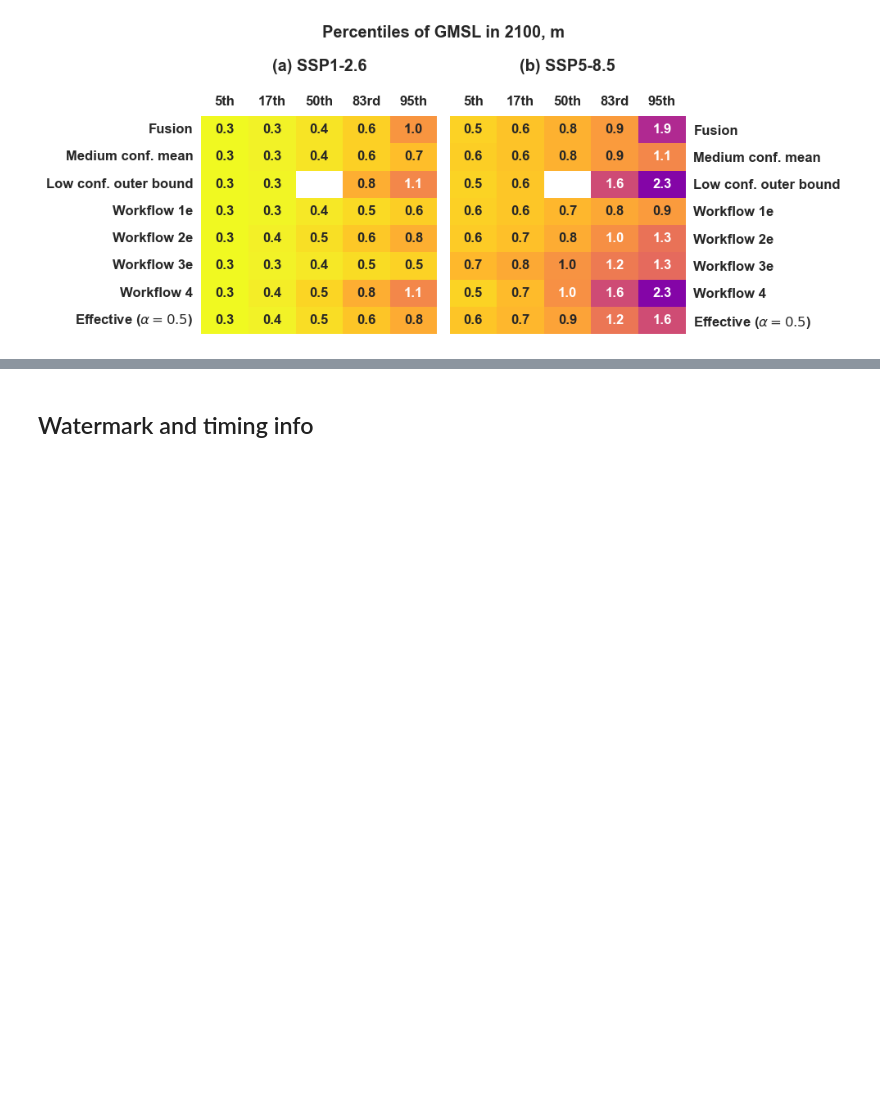
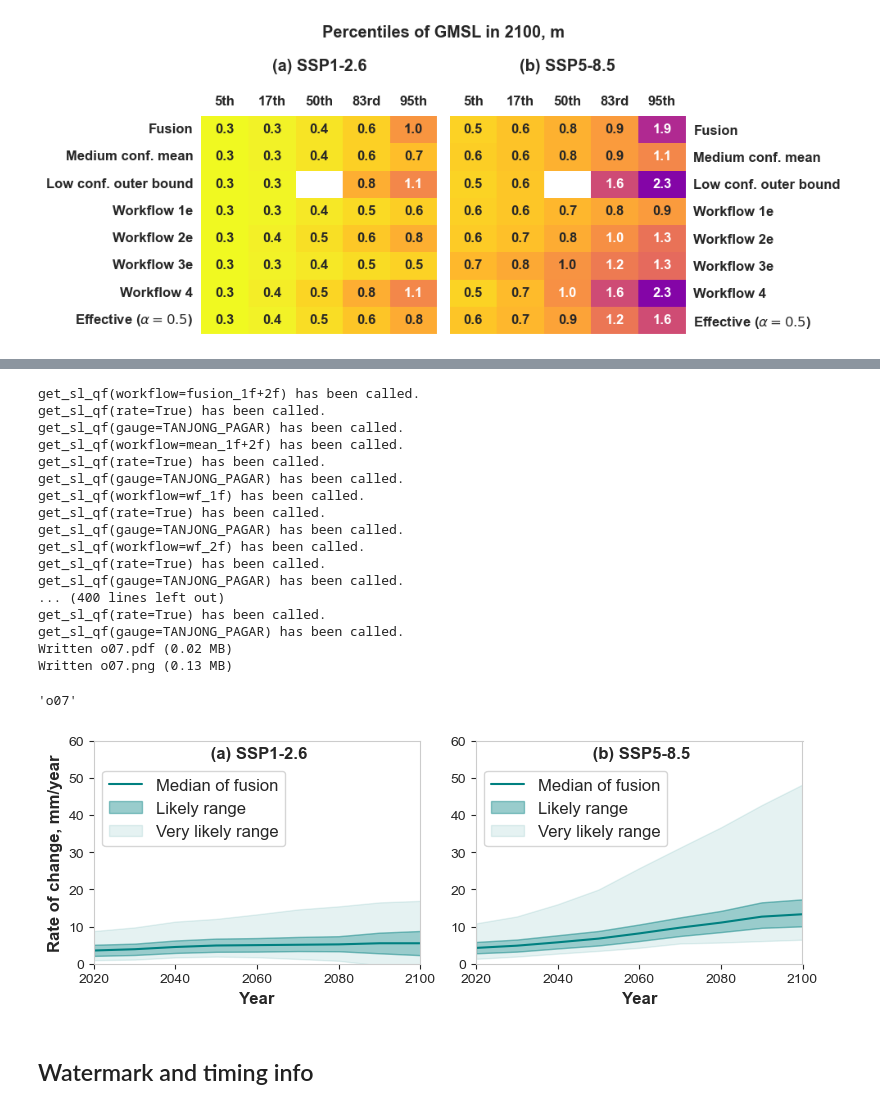
Before and after one commit to grandey/d23a-fusion, a Jupyter notebook: fusion_analysis_d23a.ipynb, the cells around one changed output, grey strips where cells are left out. Drawn from its saved outputs; the diff is of its cells as text; code cells hidden in the pictures; blank space fills up the shorter version.

```diff
--- a/fusion_analysis_d23a.ipynb
+++ b/fusion_analysis_d23a.ipynb
@@ -192,3 +208,34 @@ Written o06.png (0.16 MB)
+# %%
+# Figure showing rate of change of RSL in Singapore
+fig, axs = d23a.fig_timeseries(scenario_c=('ssp126', 'ssp585'),
+                               workflow='fusion_1f+2f', rate=True, gauge='TANJONG_PAGAR', ylim=[0, 60])
+for ax in axs:
+    ax.set_yticks(np.linspace(0, 60, 7))
+    ax.tick_params(left=True, bottom=True)
+    ax.grid(False)
+axs[0].set_ylabel('Rate of change, mm/year')
+axs[1].set_ylabel(None)
+d23a.name_save_fig(fig, fso='o')
+# %% [output]
+get_sl_qf(workflow=fusion_1f+2f) has been called.
+get_sl_qf(rate=True) has been called.
+get_sl_qf(gauge=TANJONG_PAGAR) has been called.
+get_sl_qf(workflow=mean_1f+2f) has been called.
+get_sl_qf(rate=True) has been called.
+get_sl_qf(gauge=TANJONG_PAGAR) has been called.
+get_sl_qf(workflow=wf_1f) has been called.
+get_sl_qf(rate=True) has been called.
+get_sl_qf(gauge=TANJONG_PAGAR) has been called.
+get_sl_qf(workflow=wf_2f) has been called.
+get_sl_qf(rate=True) has been called.
+get_sl_qf(gauge=TANJONG_PAGAR) has been called.
+... (400 lines left out)
+get_sl_qf(rate=True) has been called.
+get_sl_qf(gauge=TANJONG_PAGAR) has been called.
+Written o07.pdf (0.02 MB)
+Written o07.png (0.13 MB)
+'o07'
+[figure, added]
 # %% [markdown]
 ## Watermark and timing info
 # %%
```
Also changed, not shown: parts of 2 cells of this notebook, 2 other files.
